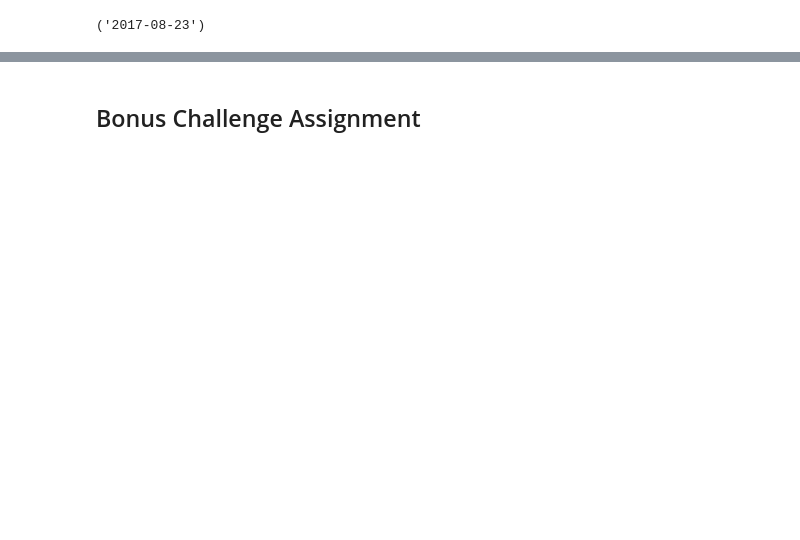
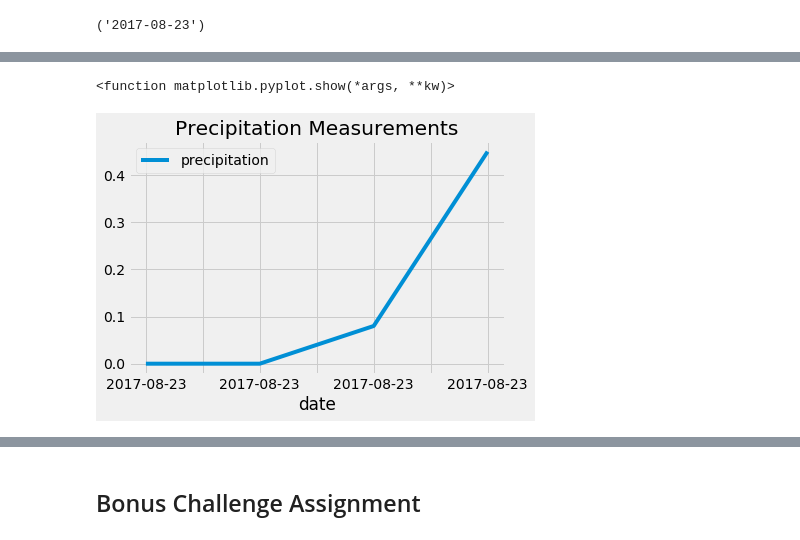
Before and after one commit to delanybroome/sqlalchemy-challenge, a Jupyter notebook: climate_starter.ipynb, the cells around one changed output, grey strips where cells are left out. Drawn from its saved outputs; the diff is of its cells as text; code cells hidden in the pictures; blank space fills up the shorter version.

```diff
--- a/climate_starter.ipynb
+++ b/climate_starter.ipynb
@@ -99,2 +81,12 @@ str_dates = []
+# %%
+# Dates from last 12 months conitnued
+dates = dt.datetime.strptime("2017-08-23", "%Y-%m-%d")
+numdays = 365
+dates_year = [dates - dt.timedelta(days=x) for x in range(0, numdays)]
+# %%
+str_dates = []
+for date in dates_year:
+    new_date = date.strftime("%Y-%m-%d")
+    str_dates.append(new_date)
 # %%
 # Presipitation Data
@@ -112,0 +109,6 @@ prcp_results = session.query(func.av(Measurement.prcp), Measurement.date)\
+# %%
+session = Session(engine)
+conn = engine.connect()
+prcp_data_df = pd.read_sql("SELECT date, prcp AS 'precipitation' \
+FROM Measurement WHERE date >= '2017-08-23'", conn)
+prcp_data_df.head()
@@ -113,2 +121,10 @@ prcp_results = session.query(func.av(Measurement.prcp), Measurement.date)\
+# %%
+# Use Pandas Plotting with Matplotlib to plot the data
+prcp_data_df.plot(x='date', y='precipitation')
+plt.title("Precipitation Measurements")
+plt.show
+# %% [output]
+<function matplotlib.pyplot.show(*args, **kw)>
+[figure, added]
 # %%
 # Use Pandas to calcualte the summary statistics for the precipitation data
```
Also changed, not shown: parts of 13 cells of this notebook.
